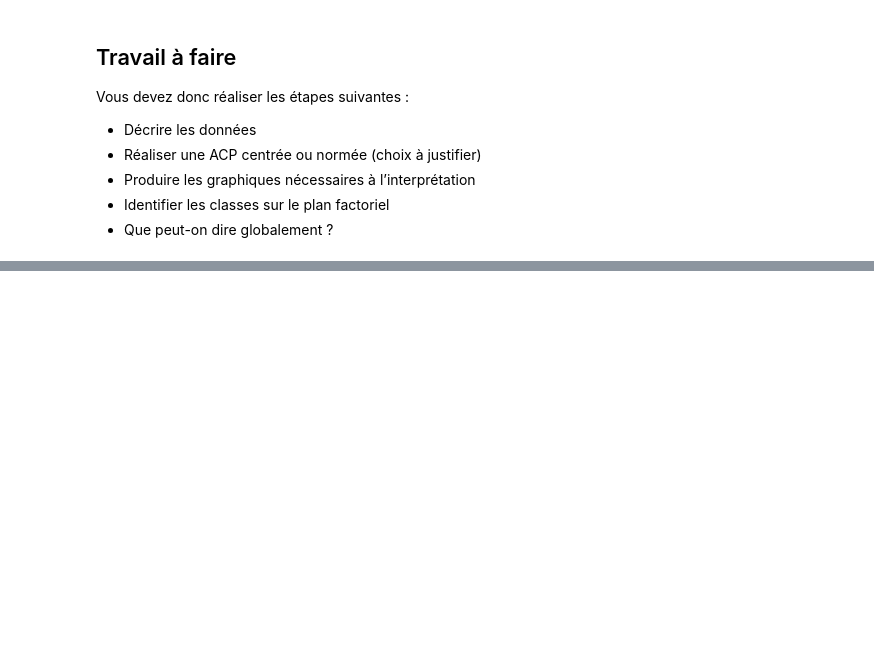
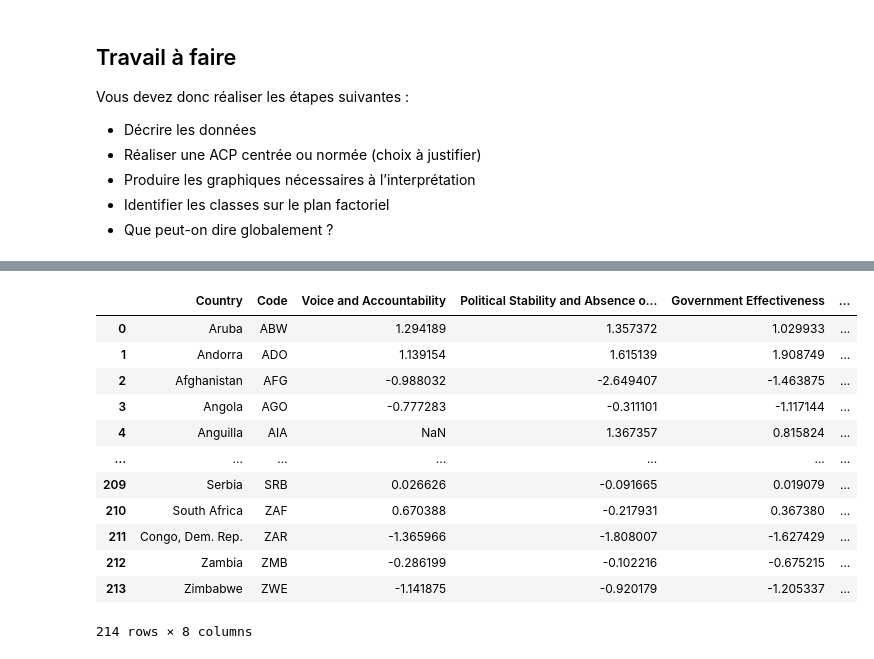
Before and after one commit to fxjollois/cours-2023-2024, a Jupyter notebook: ufr--m1-dci--ecd/seance3-acp-python.ipynb, the cells around one changed output, grey strips where cells are left out. Drawn from its saved outputs; the diff is of its cells as text; code cells hidden in the pictures; blank space fills up the shorter version.

```diff
--- a/ufr--m1-dci--ecd/seance3-acp-python.ipynb
+++ b/ufr--m1-dci--ecd/seance3-acp-python.ipynb
@@ -288,0 +312,17 @@ Vous devez donc réaliser les étapes suivantes :
+# %%
+wgi = pandas.read_csv("https://fxjollois.github.io/donnees/WGI/wgi2019.csv")
+wgi
+# %% [output]
+|  | Country | Code | Voice and Accountability | Political Stability and Absence o... | Government Effectiveness | ... |
+| 0 | Aruba | ABW | 1.294189 | 1.357372 | 1.029933 | ... |
+| 1 | Andorra | ADO | 1.139154 | 1.615139 | 1.908749 | ... |
+| 2 | Afghanistan | AFG | -0.988032 | -2.649407 | -1.463875 | ... |
+| 3 | Angola | AGO | -0.777283 | -0.311101 | -1.117144 | ... |
+| 4 | Anguilla | AIA | NaN | 1.367357 | 0.815824 | ... |
+| ... | ... | ... | ... | ... | ... | ... |
+| 209 | Serbia | SRB | 0.026626 | -0.091665 | 0.019079 | ... |
+| 210 | South Africa | ZAF | 0.670388 | -0.217931 | 0.367380 | ... |
+| 211 | Congo, Dem. Rep. | ZAR | -1.365966 | -1.808007 | -1.627429 | ... |
+| 212 | Zambia | ZMB | -0.286199 | -0.102216 | -0.675215 | ... |
+| 213 | Zimbabwe | ZWE | -1.141875 | -0.920179 | -1.205337 | ... |
+214 rows × 8 columns
```
Also changed, not shown: parts of 6 cells of this notebook, 7 other files.
